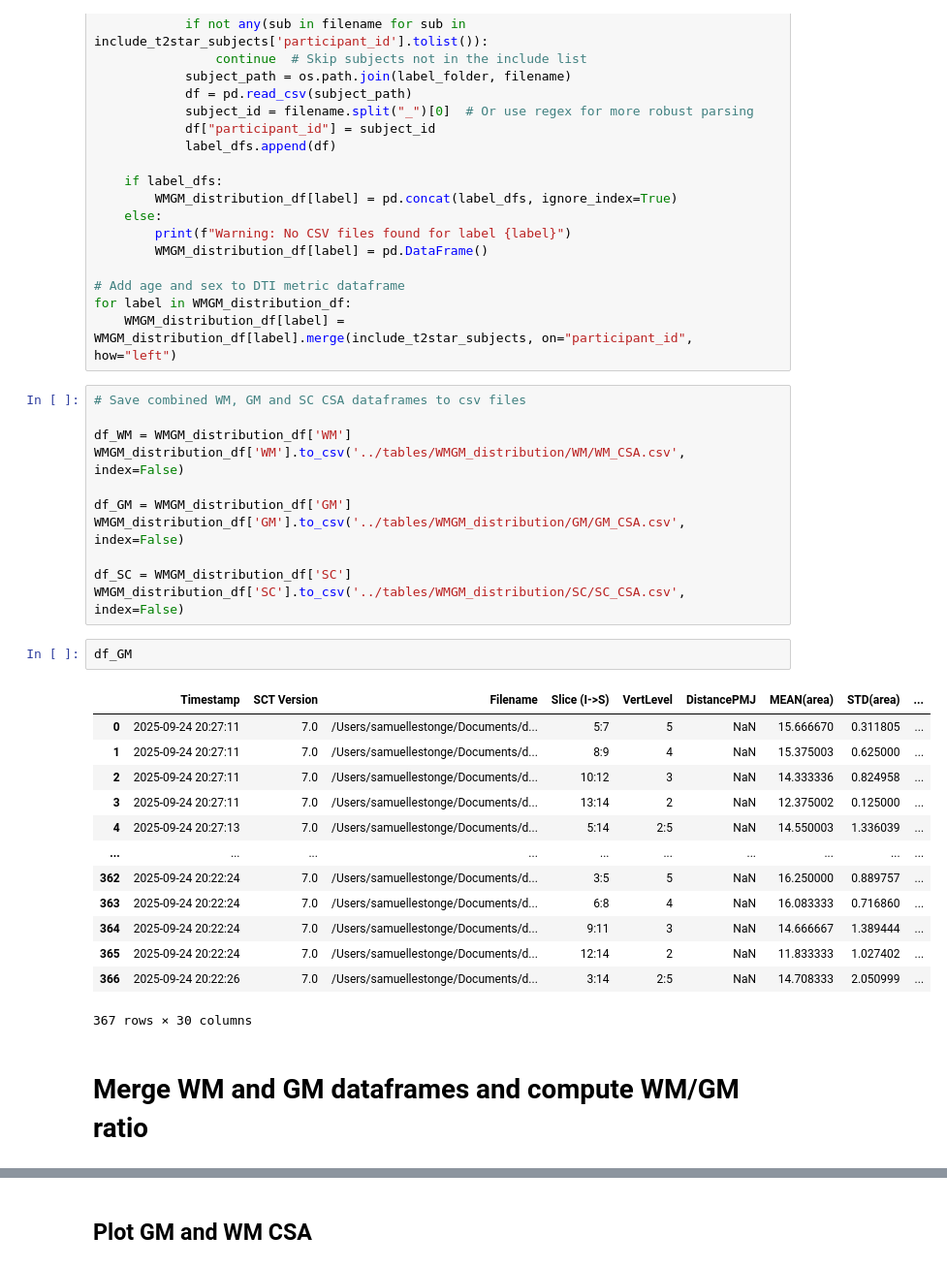
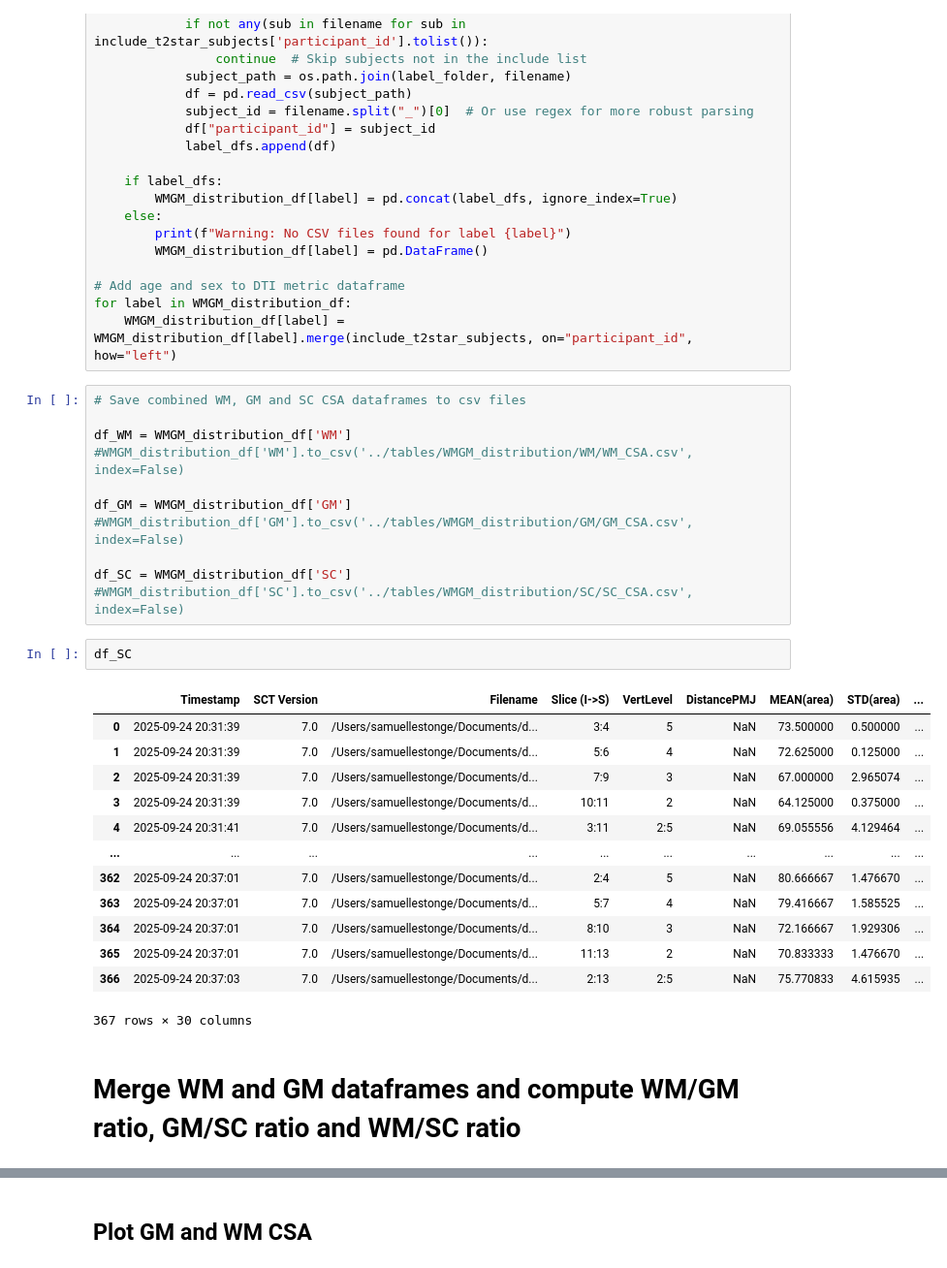
Before and after one commit to sct-pipeline/pediatric-data-analysis, a Jupyter notebook: results/plots/WMGM_distribution_figures.ipynb, the cells around one changed output, grey strips where cells are left out. Shown at 97% size. Drawn from its saved outputs; the diff is of its cells as text.

Commit message:
add GM/SC and WM/SC ratio plots

```diff
--- a/results/plots/WMGM_distribution_figures.ipynb
+++ b/results/plots/WMGM_distribution_figures.ipynb
@@ -255,28 +255,28 @@ for label in WMGM_distribution_df:
 # Save combined WM, GM and SC CSA dataframes to csv files
 
 df_WM = WMGM_distribution_df['WM']
-WMGM_distribution_df['WM'].to_csv('../tables/WMGM_distribution/WM/WM_CSA.csv', index=False)
+#WMGM_distribution_df['WM'].to_csv('../tables/WMGM_distribution/WM/WM_CSA.csv', index=False)
 
 df_GM = WMGM_distribution_df['GM']
-WMGM_distribution_df['GM'].to_csv('../tables/WMGM_distribution/GM/GM_CSA.csv', index=False)
+#WMGM_distribution_df['GM'].to_csv('../tables/WMGM_distribution/GM/GM_CSA.csv', index=False)
 
 df_SC = WMGM_distribution_df['SC']
-WMGM_distribution_df['SC'].to_csv('../tables/WMGM_distribution/SC/SC_CSA.csv', index=False)
+#WMGM_distribution_df['SC'].to_csv('../tables/WMGM_distribution/SC/SC_CSA.csv', index=False)
-# %%
-df_GM
-# %% [output]
-|  | Timestamp | SCT Version | Filename | Slice (I->S) | VertLevel | DistancePMJ | MEAN(area) | STD(area) | ... |
-| 0 | 2025-09-24 20:27:11 | 7.0 | /Users/samuellestonge/Documents/d... | 5:7 | 5 | NaN | 15.666670 | 0.311805 | ... |
-| 1 | 2025-09-24 20:27:11 | 7.0 | /Users/samuellestonge/Documents/d... | 8:9 | 4 | NaN | 15.375003 | 0.625000 | ... |
-| 2 | 2025-09-24 20:27:11 | 7.0 | /Users/samuellestonge/Documents/d... | 10:12 | 3 | NaN | 14.333336 | 0.824958 | ... |
-| 3 | 2025-09-24 20:27:11 | 7.0 | /Users/samuellestonge/Documents/d... | 13:14 | 2 | NaN | 12.375002 | 0.125000 | ... |
-| 4 | 2025-09-24 20:27:13 | 7.0 | /Users/samuellestonge/Documents/d... | 5:14 | 2:5 | NaN | 14.550003 | 1.336039 | ... |
-| ... | ... | ... | ... | ... | ... | ... | ... | ... | ... |
-| 362 | 2025-09-24 20:22:24 | 7.0 | /Users/samuellestonge/Documents/d... | 3:5 | 5 | NaN | 16.250000 | 0.889757 | ... |
-| 363 | 2025-09-24 20:22:24 | 7.0 | /Users/samuellestonge/Documents/d... | 6:8 | 4 | NaN | 16.083333 | 0.716860 | ... |
-| 364 | 2025-09-24 20:22:24 | 7.0 | /Users/samuellestonge/Documents/d... | 9:11 | 3 | NaN | 14.666667 | 1.389444 | ... |
-| 365 | 2025-09-24 20:22:24 | 7.0 | /Users/samuellestonge/Documents/d... | 12:14 | 2 | NaN | 11.833333 | 1.027402 | ... |
-| 366 | 2025-09-24 20:22:26 | 7.0 | /Users/samuellestonge/Documents/d... | 3:14 | 2:5 | NaN | 14.708333 | 2.050999 | ... |
-367 rows × 30 columns
+# %%
+df_SC
+# %% [output]
+|  | Timestamp | SCT Version | Filename | Slice (I->S) | VertLevel | DistancePMJ | MEAN(area) | STD(area) | ... |
+| 0 | 2025-09-24 20:31:39 | 7.0 | /Users/samuellestonge/Documents/d... | 3:4 | 5 | NaN | 73.500000 | 0.500000 | ... |
+| 1 | 2025-09-24 20:31:39 | 7.0 | /Users/samuellestonge/Documents/d... | 5:6 | 4 | NaN | 72.625000 | 0.125000 | ... |
+| 2 | 2025-09-24 20:31:39 | 7.0 | /Users/samuellestonge/Documents/d... | 7:9 | 3 | NaN | 67.000000 | 2.965074 | ... |
+| 3 | 2025-09-24 20:31:39 | 7.0 | /Users/samuellestonge/Documents/d... | 10:11 | 2 | NaN | 64.125000 | 0.375000 | ... |
+| 4 | 2025-09-24 20:31:41 | 7.0 | /Users/samuellestonge/Documents/d... | 3:11 | 2:5 | NaN | 69.055556 | 4.129464 | ... |
+| ... | ... | ... | ... | ... | ... | ... | ... | ... | ... |
+| 362 | 2025-09-24 20:37:01 | 7.0 | /Users/samuellestonge/Documents/d... | 2:4 | 5 | NaN | 80.666667 | 1.476670 | ... |
+| 363 | 2025-09-24 20:37:01 | 7.0 | /Users/samuellestonge/Documents/d... | 5:7 | 4 | NaN | 79.416667 | 1.585525 | ... |
+| 364 | 2025-09-24 20:37:01 | 7.0 | /Users/samuellestonge/Documents/d... | 8:10 | 3 | NaN | 72.166667 | 1.929306 | ... |
+| 365 | 2025-09-24 20:37:01 | 7.0 | /Users/samuellestonge/Documents/d... | 11:13 | 2 | NaN | 70.833333 | 1.476670 | ... |
+| 366 | 2025-09-24 20:37:03 | 7.0 | /Users/samuellestonge/Documents/d... | 2:13 | 2:5 | NaN | 75.770833 | 4.615935 | ... |
+367 rows × 30 columns
 # %% [markdown]
-# Merge WM and GM dataframes and compute WM/GM ratio
+# Merge WM and GM dataframes and compute WM/GM ratio, GM/SC ratio and WM/SC ratio
```
Also changed, not shown: parts of 13 cells of this notebook.
